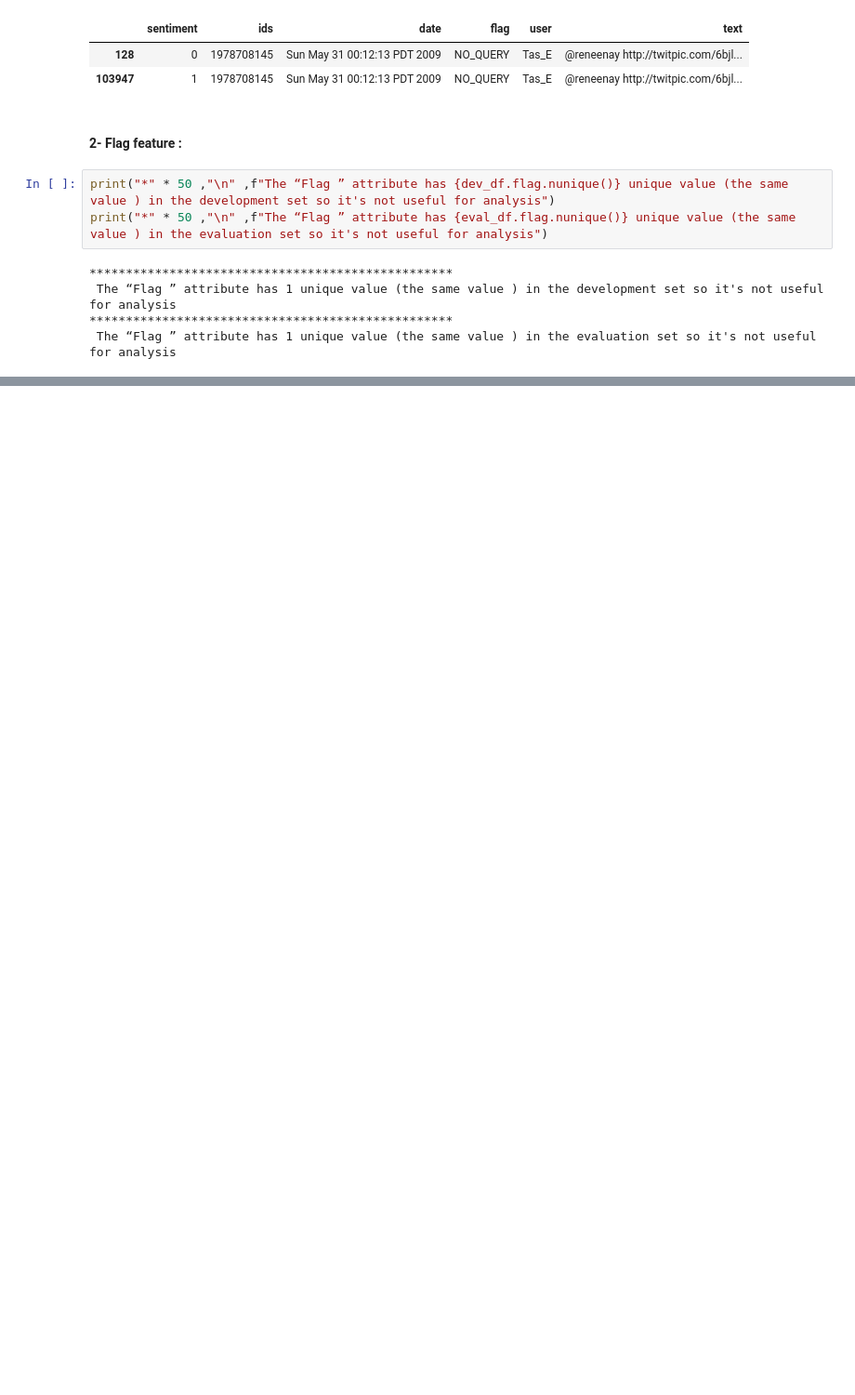
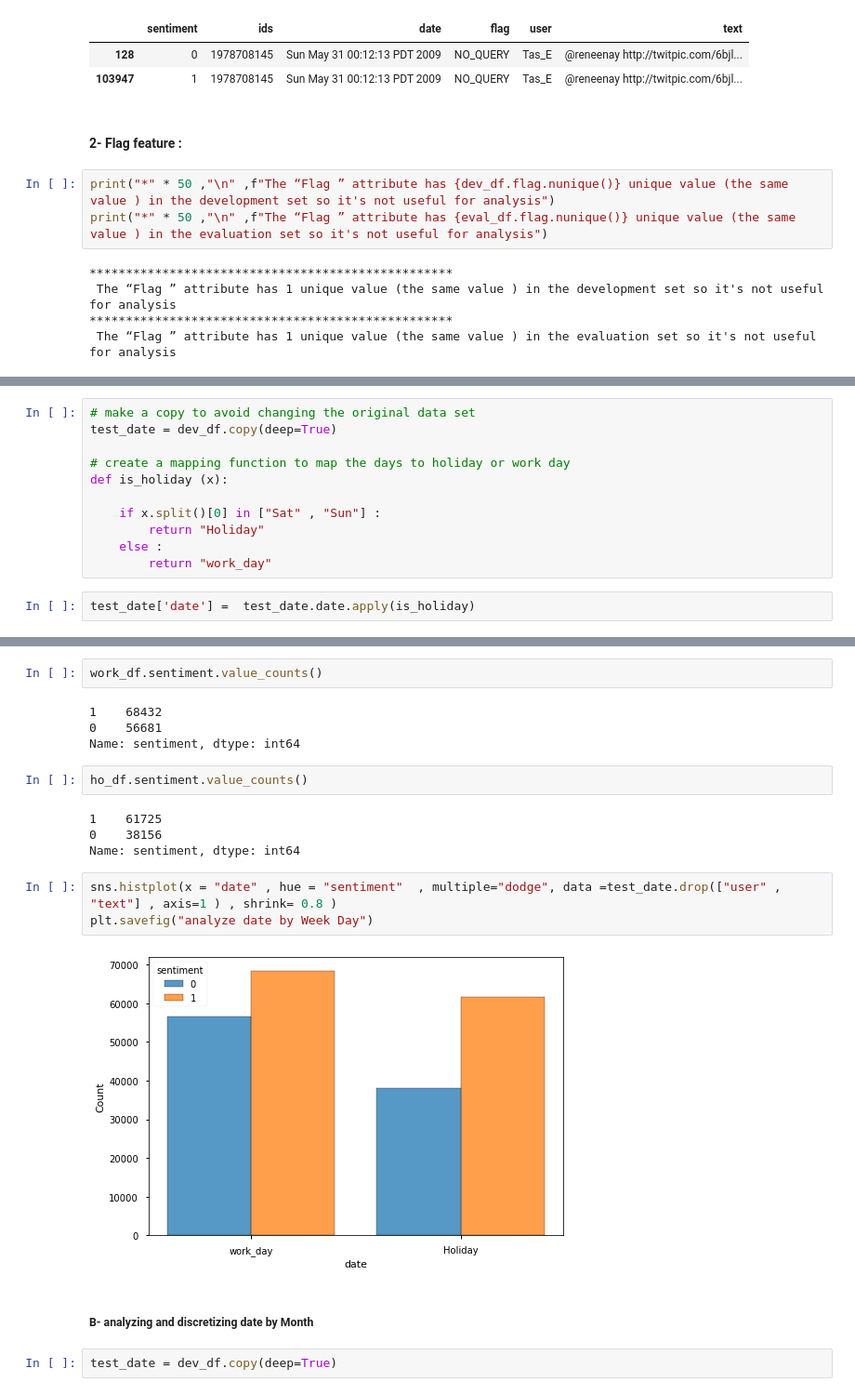
Before and after one commit to Mustafa-omer-mohammed/Tweets-Sentiment-Analysis-Binary-Classification-Problem, a Jupyter notebook: Data Exploration.ipynb, the cells around one changed output, grey strips where cells are left out. Shown at 93% size. Drawn from its saved outputs; the diff is of its cells as text; blank space fills up the shorter version.

```diff
--- a/Data Exploration.ipynb
+++ b/Data Exploration.ipynb
@@ -185,0 +230,13 @@ print("*" * 50 ,"\n" ,f"The “Flag ” attribute has {eval_df.flag.nunique()} u
+# %%
+# make a copy to avoid changing the original data set
+test_date = dev_df.copy(deep=True)
+
+# create a mapping function to map the days to holiday or work day
+def is_holiday (x):
+
+    if x.split()[0] in ["Sat" , "Sun"] :
+        return "Holiday"
+    else :
+        return "work_day"
+# %%
+test_date['date'] =  test_date.date.apply(is_holiday)
@@ -185,0 +264,21 @@ print("*" * 50 ,"\n" ,f"The “Flag ” attribute has {eval_df.flag.nunique()} u
+# %%
+work_df.sentiment.value_counts()
+# %% [output]
+1    68432
+0    56681
+Name: sentiment, dtype: int64
+# %%
+ho_df.sentiment.value_counts()
+# %% [output]
+1    61725
+0    38156
+Name: sentiment, dtype: int64
+# %%
+sns.histplot(x = "date" , hue = "sentiment"  , multiple="dodge", data =test_date.drop(["user" , "text"] , axis=1 ) , shrink= 0.8 )
+plt.savefig("analyze date by Week Day")
+# %% [output]
+[figure, added]
+# %% [markdown]
+##### B- analyzing and discretizing date by Month
+# %%
+test_date = dev_df.copy(deep=True)
```
Also changed, not shown: parts of 24 cells of this notebook.
